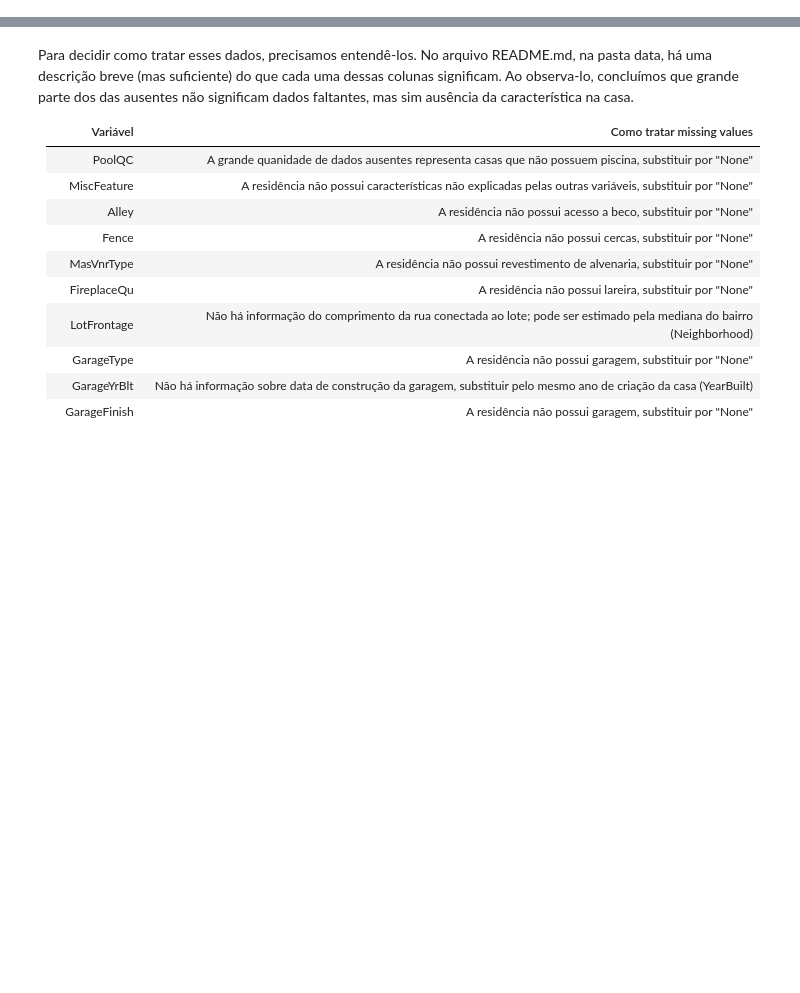
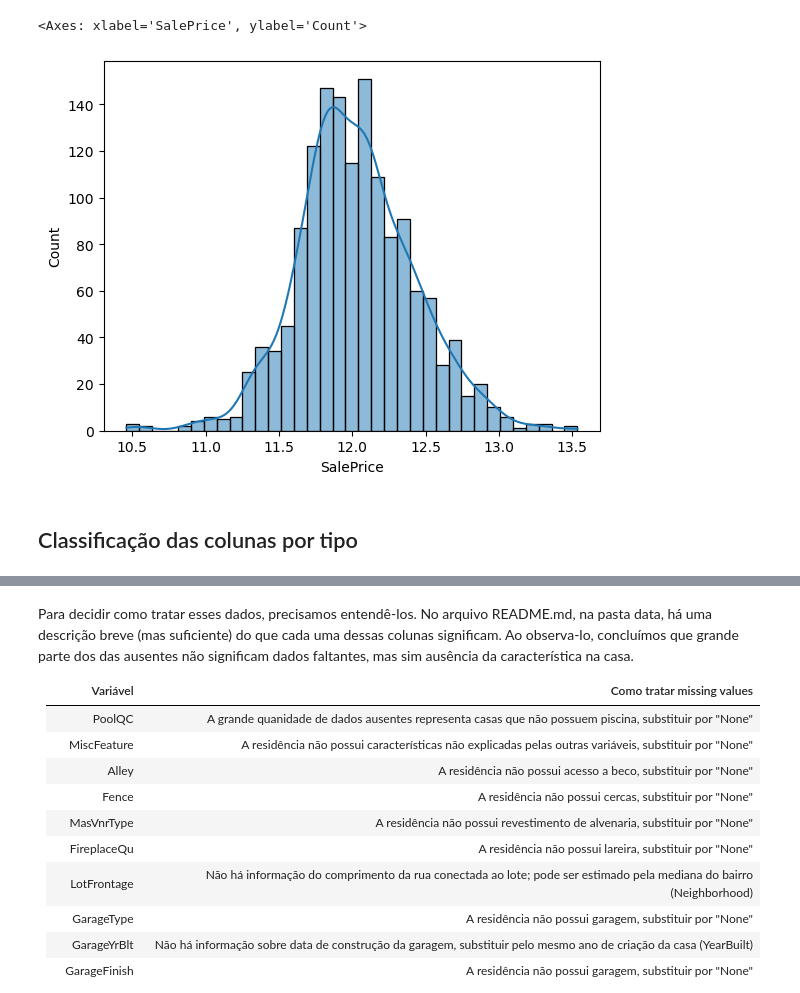
Before and after one commit to luizcaixeta/House-Prices, a Jupyter notebook: notebooks/2_feature_engineering.ipynb, the cells around one changed output, grey strips where cells are left out. Cells and saved outputs as stored; diff of their text form; code cells hidden in the pictures; blank space fills up the shorter version.

```diff
--- a/notebooks/2_feature_engineering.ipynb
+++ b/notebooks/2_feature_engineering.ipynb
@@ -0,0 +25,4 @@
+# %%
+df = pd.read_csv('../data/raw/train.csv', sep=',')
+# %%
+df = df.drop('Id', axis=1)
@@ -0,0 +37,9 @@
+# %%
+df['SalePrice'] = np.log1p(df['SalePrice'])
+# %%
+sns.histplot(df['SalePrice'], kde=True)
+# %% [output]
+<Axes: xlabel='SalePrice', ylabel='Count'>
+[figure, added]
+# %% [markdown]
+## Classificação das colunas por tipo
```
Also changed, not shown: parts of 12 cells of this notebook.
